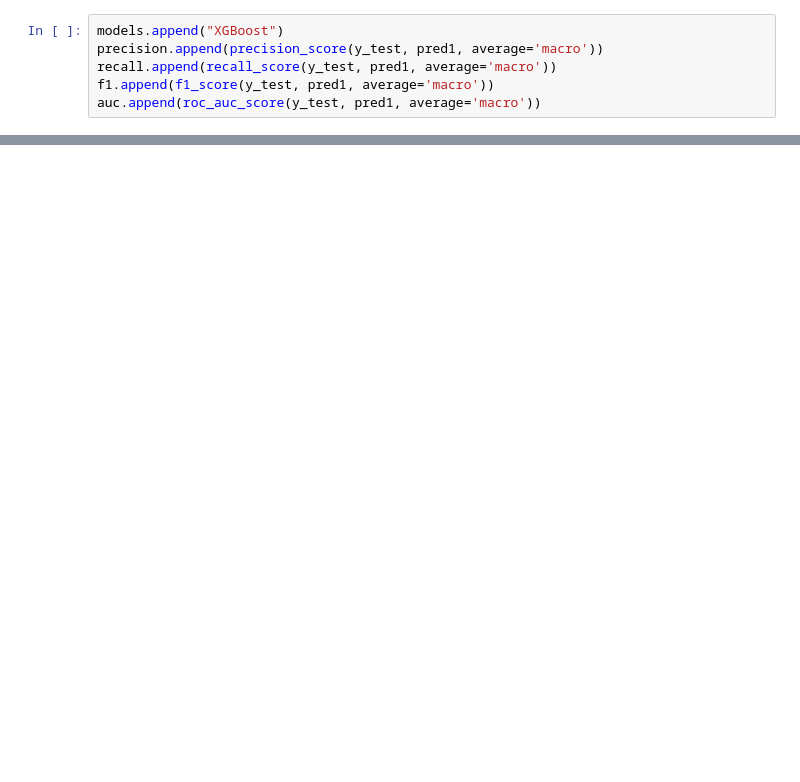
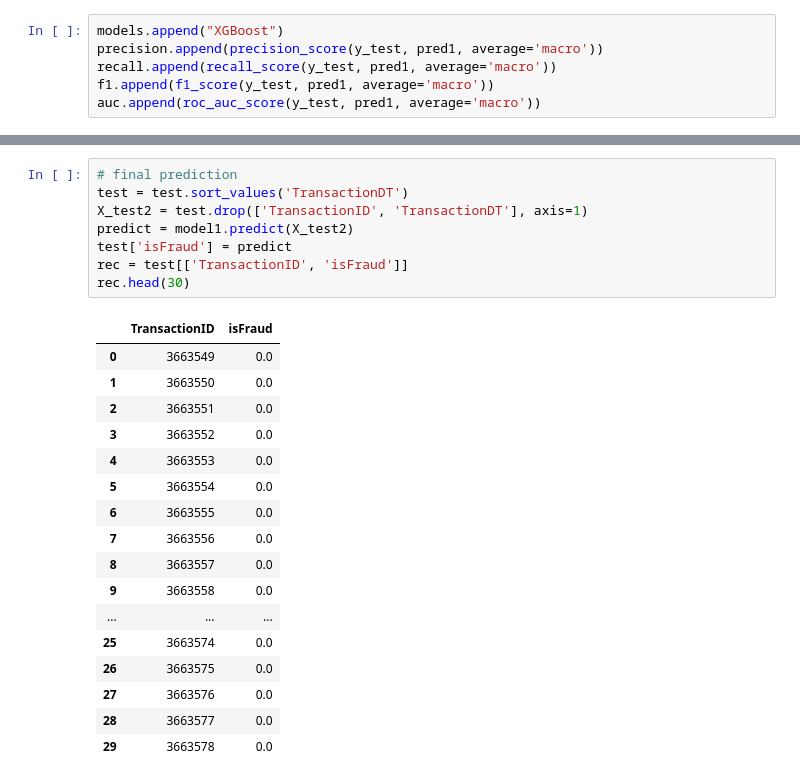
Before and after one commit to ddddaisi/springboard, a Jupyter notebook: Capstone 2 Fraud Detection/Step 5 Modeling.ipynb, the cells around one changed output, grey strips where cells are left out. Drawn from its saved outputs; the diff is of its cells as text; blank space fills up the shorter version.

```diff
--- a/Capstone 2 Fraud Detection/Step 5 Modeling.ipynb
+++ b/Capstone 2 Fraud Detection/Step 5 Modeling.ipynb
@@ -456,0 +575,26 @@ modelCompare
+# %%
+# final prediction
+test = test.sort_values('TransactionDT')
+X_test2 = test.drop(['TransactionID', 'TransactionDT'], axis=1)
+predict = model1.predict(X_test2)
+test['isFraud'] = predict
+rec = test[['TransactionID', 'isFraud']]
+rec.head(30)
+# %% [output]
+|  | TransactionID | isFraud |
+| 0 | 3663549 | 0.0 |
+| 1 | 3663550 | 0.0 |
+| 2 | 3663551 | 0.0 |
+| 3 | 3663552 | 0.0 |
+| 4 | 3663553 | 0.0 |
+| 5 | 3663554 | 0.0 |
+| 6 | 3663555 | 0.0 |
+| 7 | 3663556 | 0.0 |
+| 8 | 3663557 | 0.0 |
+| 9 | 3663558 | 0.0 |
+| ... | ... | ... |
+| 25 | 3663574 | 0.0 |
+| 26 | 3663575 | 0.0 |
+| 27 | 3663576 | 0.0 |
+| 28 | 3663577 | 0.0 |
+| 29 | 3663578 | 0.0 |
```
Also changed, not shown: parts of 36 cells of this notebook, 3 other files.
